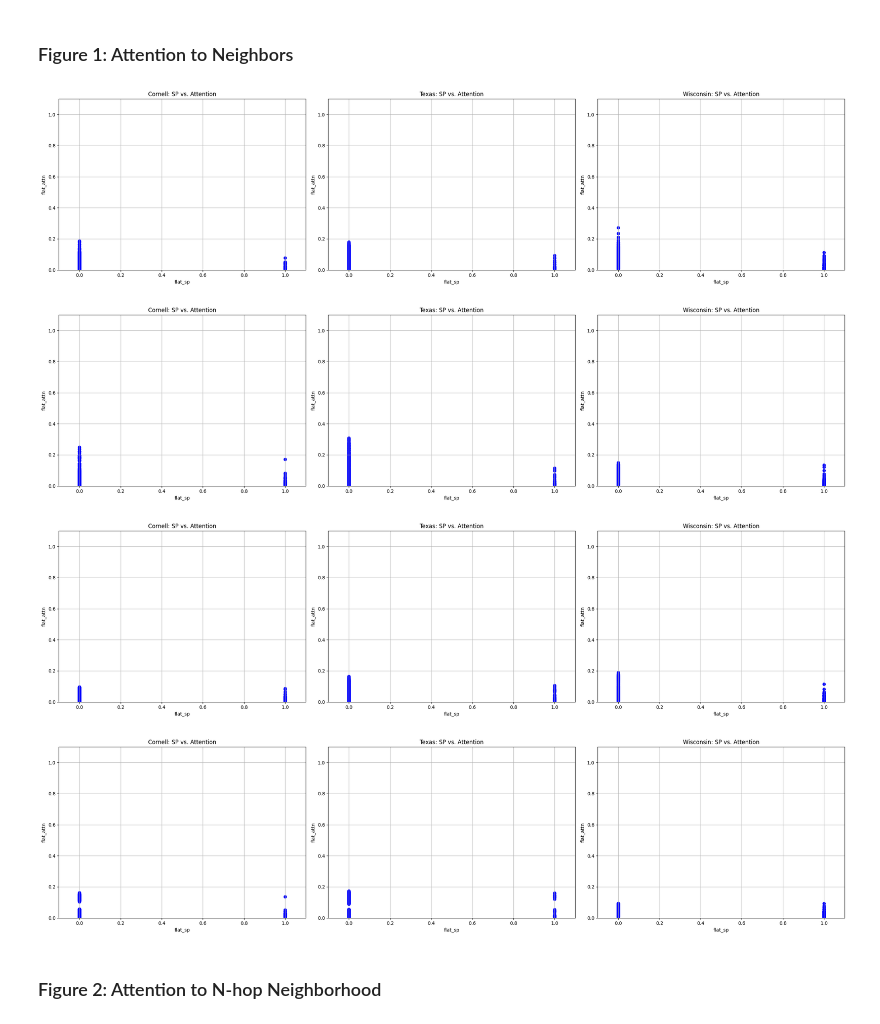
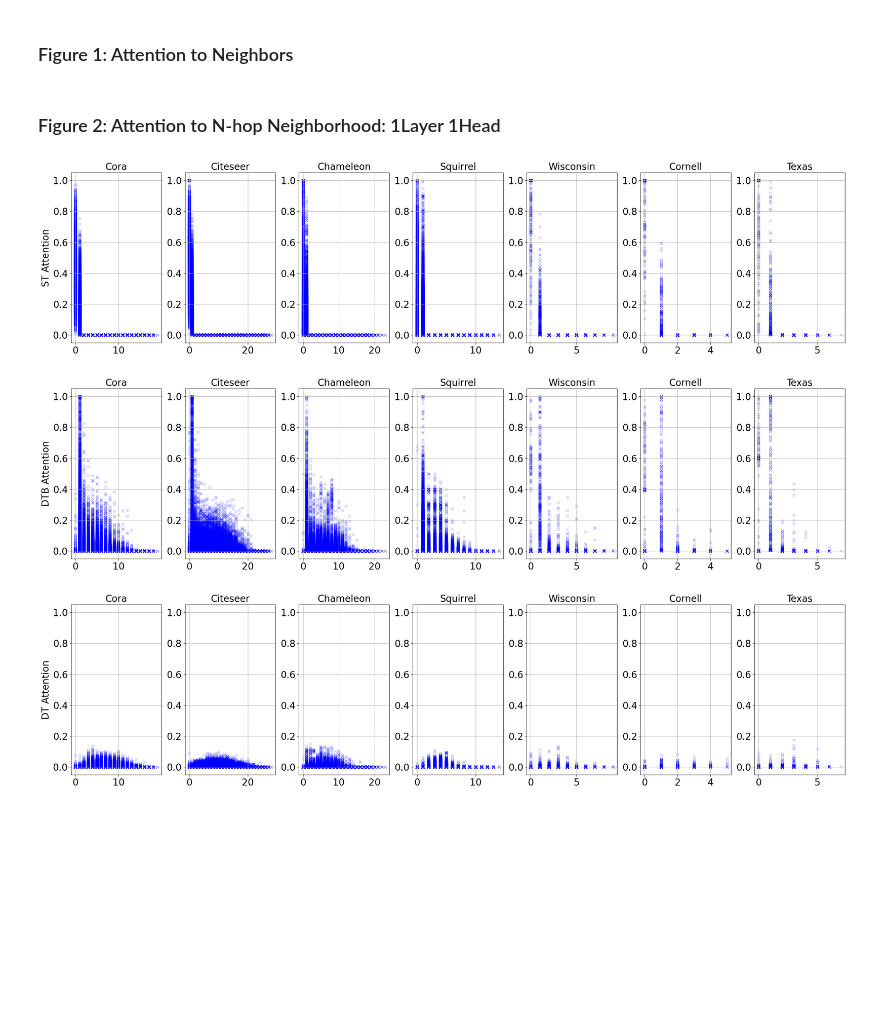
Before and after one commit to batu-el/l65_be301_dc755, a Jupyter notebook: Analysis.ipynb, the cells around one changed output. Drawn from its saved outputs; the diff is of its cells as text; code cells hidden in the pictures; blank space fills up the shorter version.

```diff
--- a/Analysis.ipynb
+++ b/Analysis.ipynb
@@ -373,0 +395,20 @@ pd.concat(df_spec)
+# %%
+datasets_dict = dict(DATASETS.items())
+data_keys = ['Cora', 'Citeseer', 'Chameleon', 'Squirrel', 'Cornell', 'Texas', 'Wisconsin'] #list(DATASETS.keys())
+metrics = ['st_avg', 'dt_avg', 'dt2_avg']
+model_specs = {'1L1H': A1L_1H, '1L2H': A1L_2H, '2L1H': A2L_1H, '2L2H': A2L_2H }
+
+df_1L1H = {}
+
+
+for data_key in data_keys:
+  df_1L1H[data_key] = {}
+  for metric in metrics:
+    df_1L1H[data_key][metric] = {}
+    # 1L1H
+    all_attns= model_specs['2L2H']
+    attn = all_attns[data_key][metric].cpu()
+    adj = datasets_dict[data_key].dense_adj.cpu()
+    sp = datasets_dict[data_key].dense_sp_matrix.cpu()
+    # df_1L1H[data_key][metric] = {'Neighbors': attn[adj==1].mean().item()* 100, 'Non-neighbors': attn[adj==0].mean().item()* 100, 'Ratio': attn[adj==0].mean().item()/attn[adj==1].mean().item()}
+    df_1L1H[data_key][metric] = attn[adj==0].mean().item()/attn[adj==1].mean().item()
@@ -376,41 +509,49 @@ pd.concat(df_spec)
+# %% [markdown]
+### Figure 2: Attention to N-hop Neighborhood: 1Layer 1Head
 # %%
-### Figure 1 ###
+### Figure 2 ###
 
 import matplotlib.pyplot as plt
 import numpy as np
 
 # data_key = 'Cora'
-metric = 'dt2_avg'
 
-model_specs = [A1L_1H, A1L_2H, A2L_1H, A2L_2H ]
+metric = 'dt_avg'
+metrics = ['st_avg', 'dt_avg', 'dt2_avg']
+metrics_labels = {'st_avg':'ST', 'dt_avg':'DTB', 'dt2_avg':'DT'}
 
+# Figure 2 subplots
 DATASETS1 = {key:DATASETS[key] for key in list(DATASETS.keys())[:4]}
 DATASETS2 = {key:DATASETS[key] for key in list(DATASETS.keys())[4:]}
 
-DATASET_CURR = DATASETS2
-x_min, x_max = -0.1, 1.1
-y_min, y_max = 0, 1.1
+model_specs = [A1L_1H] #, A1L_2H, A2L_1H, A2L_2H ]
 
-for all_attns in model_specs:
-  fig, axes = plt.subplots(1, len(DATASET_CURR), figsize=(24, 6))
-  for ax, (data_key, data_value) in zip(axes, DATASET_CURR.items()):
-      attn = all_attns[data_key][metric]
-      adj = data_value["dense_adj"]
-      adj[adj==2] = 1
-      ax.scatter(adj.cpu(), attn.cpu(), color='blue')
-      ax.set_title(f'{data_key}: SP vs. Attention')
-      ax.set_xlabel('flat_sp')
-      ax.set_ylabel('flat_attn')
-      ax.set_xlim(x_min, x_max)
-      ax.set_ylim(y_min, y_max)
-      ax.grid(True)
+DATASET_CURR = DATASETS
 
+x_min, x_max = -0.05, 20
+y_min, y_max = -0.05, 1.05
+
+for metric in metrics:
+  for all_attns in model_specs:
+    fig, axes = plt.subplots(1, len(DATASET_CURR), figsize=(24, 6))
+    for ax, (data_key, data_value) in zip(axes, DATASET_CURR.items()):
+        attn = all_attns[data_key][metric]
+        sp = data_value["dense_sp_matrix"]
+        ax.scatter(sp.cpu(), attn.cpu(), marker='x', color='blue', alpha=0.2)#,c=attn.cpu(), cmap='icefire')
+        ax.set_title(f'{data_key}', fontsize=20)
+        if data_key == 'Cora':
+          ax.set_ylabel(f'{metrics_labels[metric]} Attention', fontsize=20)
+          #ax.set_xlabel('N-Hop Neighborhood' , fontsize=20)
+        # ax.set_xlim(x_min, x_max)
+        ax.tick_params(axis='x', labelsize=20)
+        ax.tick_params(axis='y', labelsize=20)
+
+        ax.set_ylim(y_min, y_max)
+
+        ax.grid(True)
   plt.tight_layout()
   plt.show()
 # %% [output]
-[figure, old version]
+[figure, new version]
-[figure, old version]
+[figure, new version]
-[figure, old version]
+[figure, new version]
-[figure, removed]
-# %% [markdown]
-### Figure 2: Attention to N-hop Neighborhood
```
Also changed, not shown: parts of 73 cells of this notebook.
